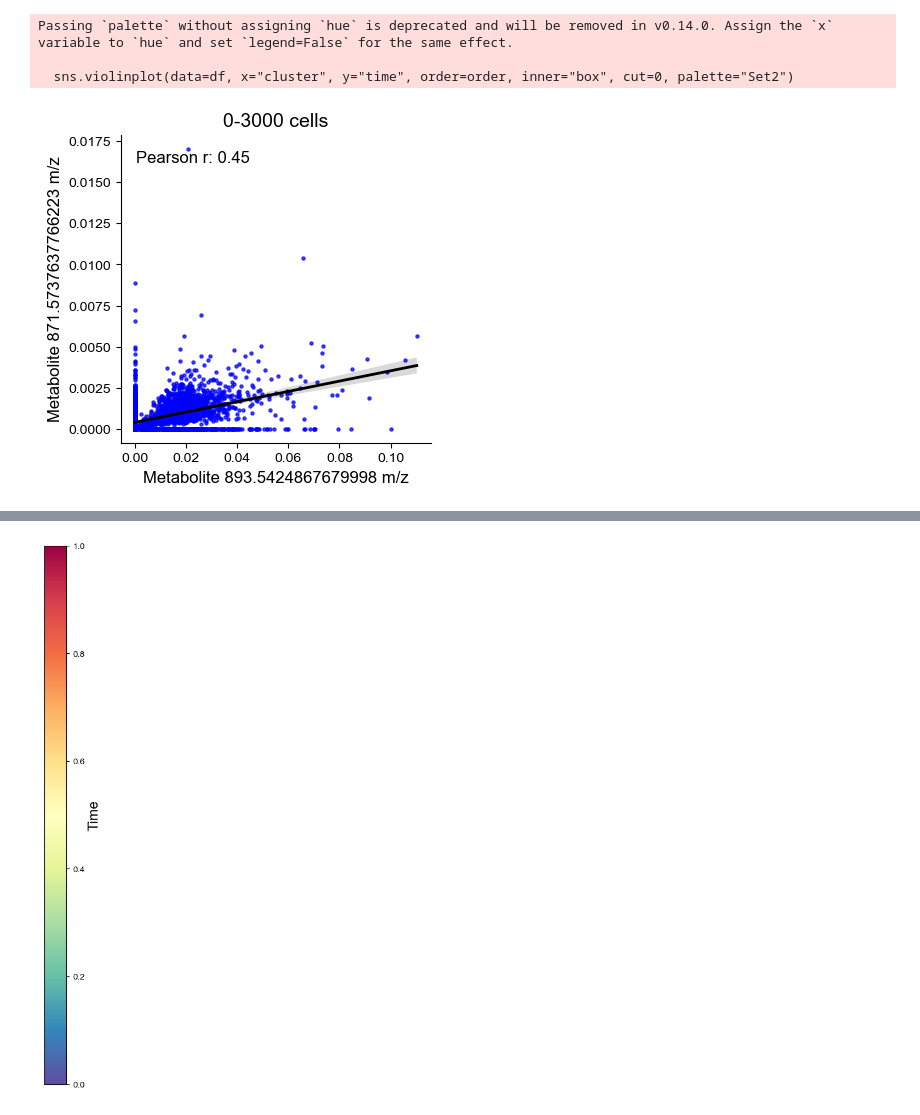
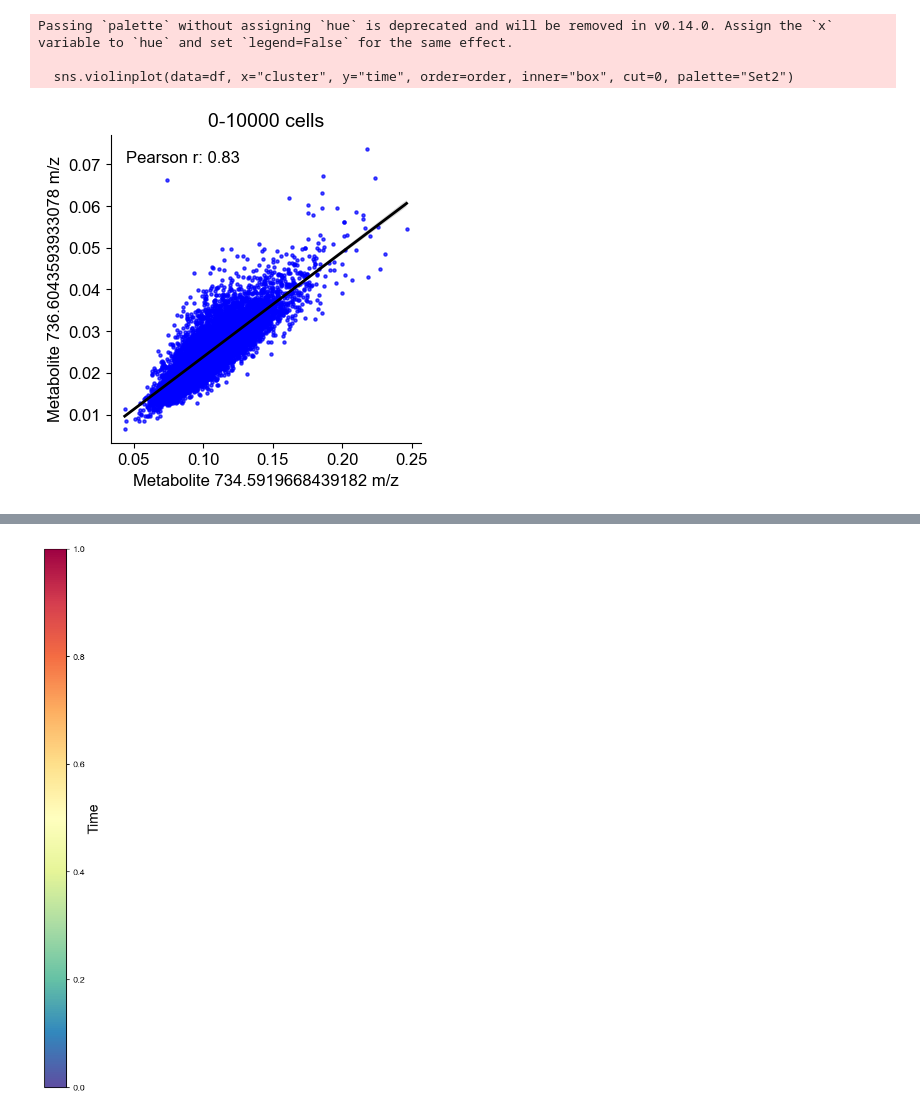
Before and after one commit to creeper349/scMM, a Jupyter notebook: scMM.analysis.ipynb, the cells around one changed output, grey strips where cells are left out. Drawn from its saved outputs; the diff is of its cells as text; code cells hidden in the pictures.

```diff
--- a/scMM.analysis.ipynb
+++ b/scMM.analysis.ipynb
@@ -2,8 +2,10 @@
 from scMM.plot.engine import PlotEngine
 from scMM.file.data import CyESIData
 import numpy as np
-save_path = "/home/zby/scMM/data/algea_results/1mM"
-data = CyESIData("/home/zby/scMM/data/algea_results/1mM/algea-0313").normalize()
+save_path = "/home/zby/scMM/data/wochong/res"
+data = CyESIData("/home/zby/scMM/data/algea_results/raw/30mM/20260323-yz-30mM").deisotope()#.annotate(
+    #sdf_path="/home/zby/scMM/data/structures_extended.sdf", ppm_tol=5, search_mode="pos")
+data.save("/home/zby/scMM/data/algea_results/deisotope")
 # %%
 import pandas as pd
 adata = data.to_anndata()
@@ -18,0 +12,9 @@ engine = PlotEngine.from_adata(adata, fig_path_dir=save_path)
+# %%
+idf = pd.read_excel("/home/zby/scMM/data/algea_results/Table.S1.xlsx")
+adata.var["name"] = None
+for i in range(idf.shape[0]):
+    name = idf["Compound name"].values[i]
+    obs_mz = idf["Observed mass, m/z"].values[i]
+    adata_idx = np.argmin(np.abs(adata.var["mz"].values.astype(float) - obs_mz))
+    adata.var.iloc[adata_idx, adata.var.columns.get_loc("name")] = name
+adata.obs["true_time"] = adata.obs["time"].values.astype(float) * 12
@@ -82,19 +88,21 @@ Passing `palette` without assigning `hue` is deprecated and will be removed in v
 # %%
 import seaborn as sns
 import matplotlib.pyplot as plt
-comp_1 = 893.5426
-comp_2 = 871.5732
+comp_1 = 734.5929
+comp_2 = 736.6029
 comp_1 = engine.adata.var["mz"][np.argmin(np.abs(engine.adata.var["mz"].astype(float) - comp_1))]
 comp_2 = engine.adata.var["mz"][np.argmin(np.abs(engine.adata.var["mz"].astype(float) - comp_2))]
 data_df = pd.DataFrame(data = engine.adata.X, index = engine.adata.obs.index, columns = engine.adata.var["mz"])
-ax = sns.regplot(data_df.iloc[:3000, :],
+nan_mask = (data_df[comp_1] == 0) | (data_df[comp_2] == 0)
+data_df = data_df.loc[~nan_mask, :]
+ax = sns.regplot(data_df.iloc[:10000, :],
             x =comp_1, y=comp_2, scatter_kws={"s": 5, "alpha": 0.7, "color": "blue"},
             line_kws={"color": "black", "linewidth": 2}, ci=99)
-ax.text(0.05, 0.95, f"Pearson r: {data_df.iloc[:3000, :].corr().loc[comp_1, comp_2]:.2f}",
+ax.text(0.05, 0.95, f"Pearson r: {data_df.iloc[:10000, :].corr().loc[comp_1, comp_2]:.2f}",
         transform=ax.transAxes, fontsize=12, verticalalignment='top')
 ax.set_xlabel(f"Metabolite {comp_1} m/z", fontsize=12)
 ax.set_ylabel(f"Metabolite {comp_2} m/z", fontsize=12)
-ax.set_title("0-3000 cells", fontsize=14)
-plt.savefig("/home/zby/scMM/data/algea_results/1mM/893_871_0_to_3000_cells.svg")
+ax.set_title("0-10000 cells", fontsize=14)
+plt.savefig("/home/zby/scMM/data/algea_results/1mM/893_894_0_to_10000_cells.svg")
 # %% [output]
-[figure, old version]
+[figure, new version]
```
Also changed, not shown: parts of 7 cells of this notebook, 14 other files.
